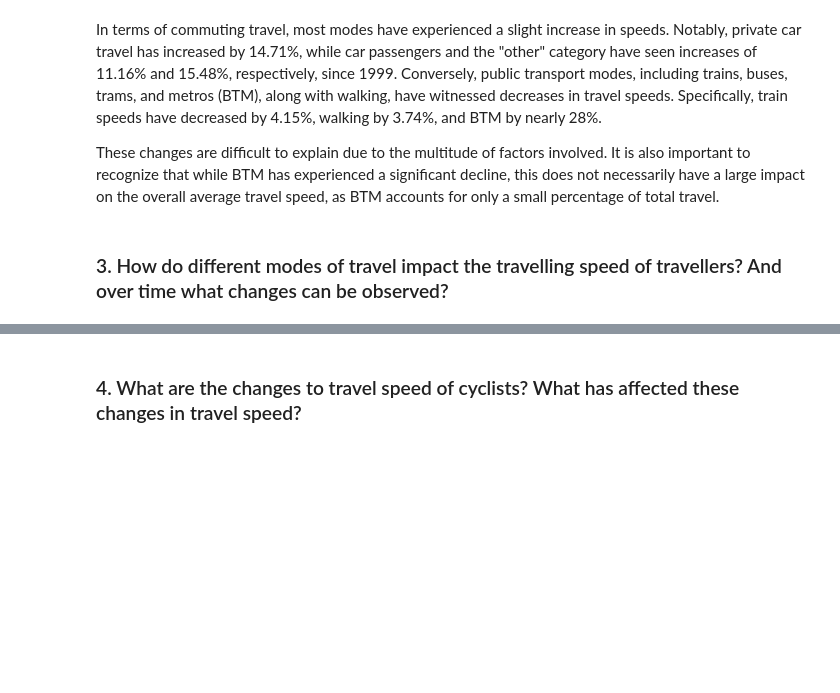
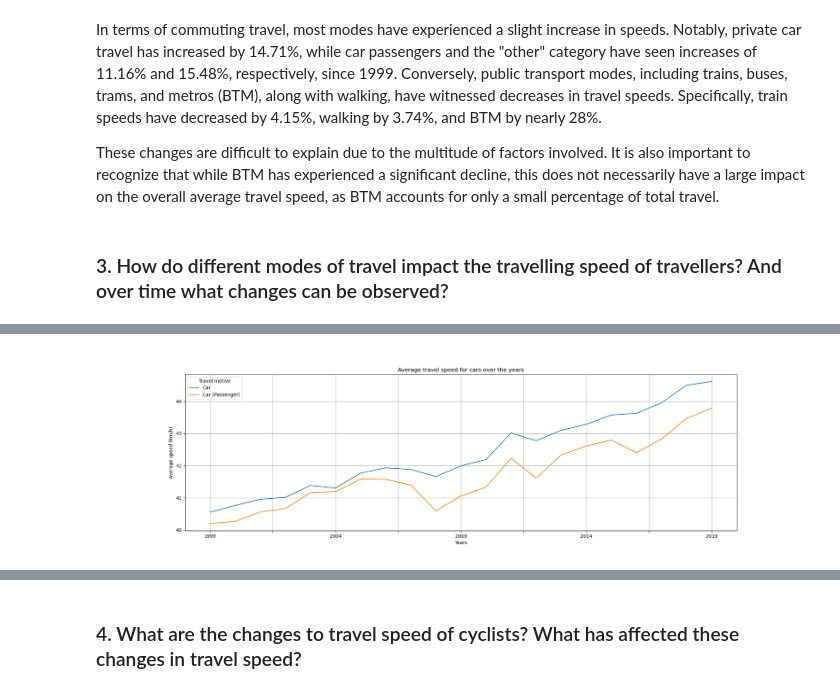
Before and after one commit to WoutevdH/TIL6020-LabAssignments, a Jupyter notebook: Final Report.ipynb, the cells around one changed output, grey strips where cells are left out. Cells and saved outputs as stored; diff of their text form; code cells hidden in the pictures; blank space fills up the shorter version.

```diff
--- a/Final Report.ipynb
+++ b/Final Report.ipynb
@@ -126,0 +152,4 @@ These changes are difficult to explain due to the multitude of factors involved.
+# %%
+Image(filename='SubquestionWouterJelle_figures/travelspeecars.png')
+# %% [output]
+[figure, added]
```
Also changed, not shown: parts of 12 cells of this notebook.
